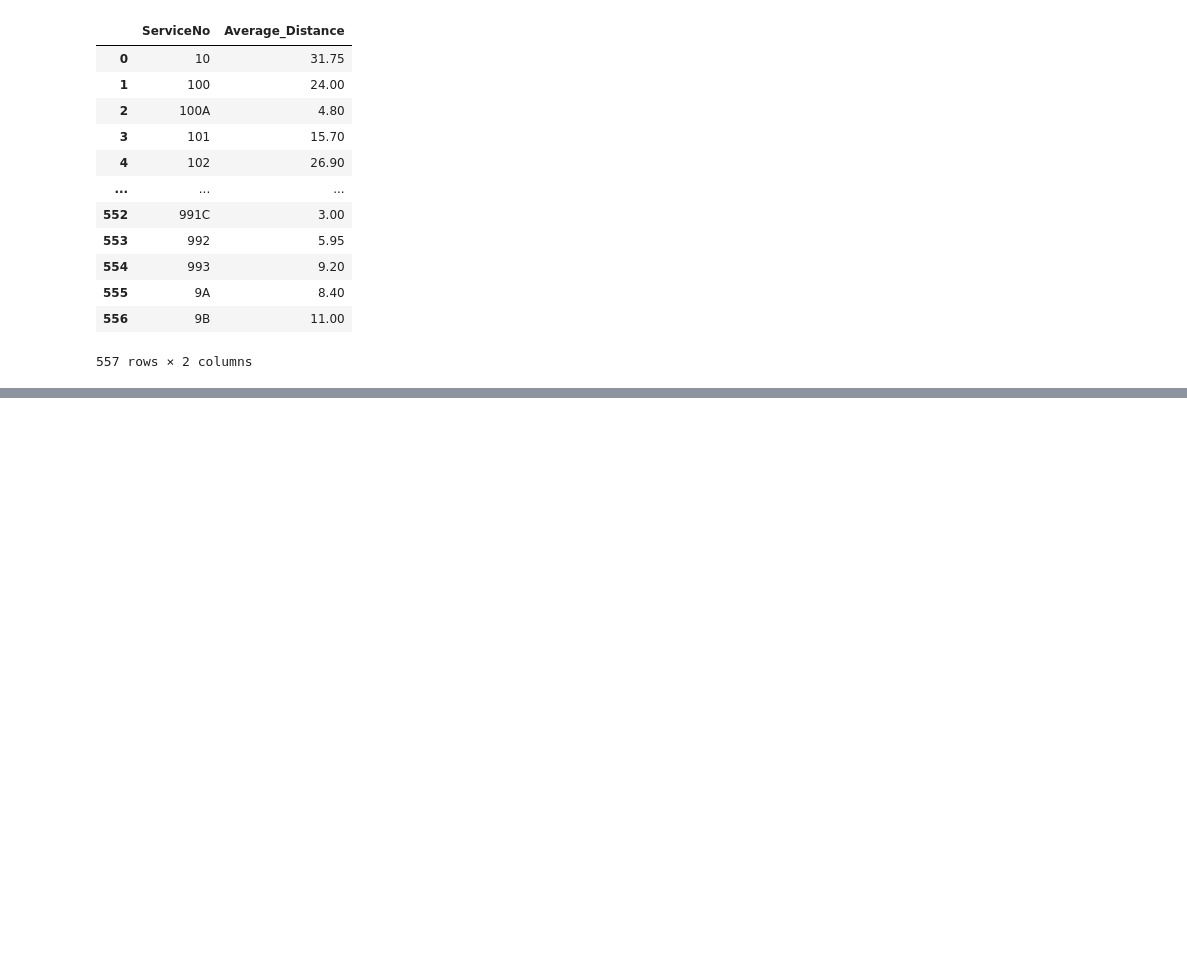
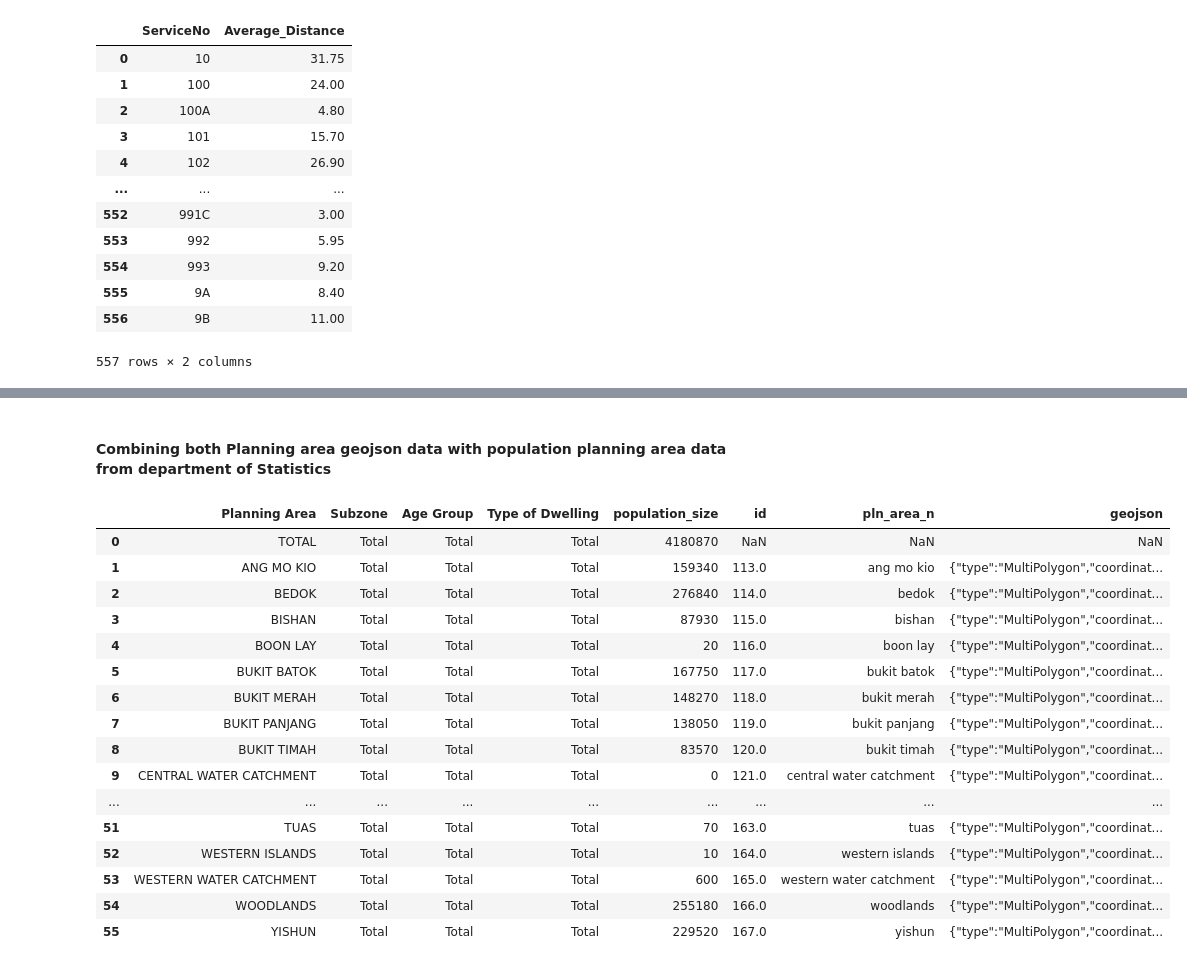
Before and after one commit to DSA4264/project, a Jupyter notebook: data_processing.ipynb, the cells around one changed output, grey strips where cells are left out. Saved outputs shown, nothing was run; the diff lists cells and outputs as text; code cells hidden in the pictures; blank space fills up the shorter version.

```diff
--- a/data_processing.ipynb
+++ b/data_processing.ipynb
@@ -1190,0 +1254,44 @@ bus_routes_avg_distance_df.to_csv("data/bus_routes_avg_distance_df.csv", index=F
+# %% [markdown]
+#### Combining both Planning area geojson data with population planning area data from department of Statistics
+# %%
+df_filtered_population = df_population_planning_area[df_population_planning_area['Type of Dwelling'] == 'Total'] ## filter for total numbers for type of dwelling
+df_filtered_population = df_filtered_population[df_filtered_population['Age Group'] =='Total'] ## adding everyone in the age group
+df_filtered_population = df_filtered_population[df_filtered_population['Subzone'] =='Total'] ## adding everyone in the subzone
+df_filtered_population['Planning Area'] = df_filtered_population['Planning Area'].str.upper() ## printing for only filtered one
+
+df_planning_area_population = df_filtered_population.merge(df_planning_area, left_on='Planning Area', right_on='pln_area_n', how='left') ## joining the 2 dataframes to see if any discrepancies
+
+# Rename the column '2024' to 'population_size'
+df_planning_area_population.rename(columns={'2024': 'population_size'}, inplace=True)
+
+#replace - with 0 for population size column
+df_planning_area_population['population_size'] = df_planning_area_population['population_size'].replace('-', 0)
+
+# Display the updated dataframe to verify the change
+df_planning_area_population
+
+## eliminating upper and lower casae issue
+planning_area_location['pln_area_n'] = planning_area_location['pln_area_n'].str.lower()
+df_planning_area_population['pln_area_n'] = df_planning_area_population['pln_area_n'].str.lower()
+
+# Merge the two dataframes on the 'pln_area_n' column
+combined_planning_area = pd.merge(df_planning_area_population, planning_area_location, on='pln_area_n', how='left')
+combined_planning_area
+# %% [output]
+|  | Planning Area | Subzone | Age Group | Type of Dwelling | population_size | id | pln_area_n | geojson |
+| 0 | TOTAL | Total | Total | Total | 4180870 | NaN | NaN | NaN |
+| 1 | ANG MO KIO | Total | Total | Total | 159340 | 113.0 | ang mo kio | {"type":"MultiPolygon","coordinat... |
+| 2 | BEDOK | Total | Total | Total | 276840 | 114.0 | bedok | {"type":"MultiPolygon","coordinat... |
+| 3 | BISHAN | Total | Total | Total | 87930 | 115.0 | bishan | {"type":"MultiPolygon","coordinat... |
+| 4 | BOON LAY | Total | Total | Total | 20 | 116.0 | boon lay | {"type":"MultiPolygon","coordinat... |
+| 5 | BUKIT BATOK | Total | Total | Total | 167750 | 117.0 | bukit batok | {"type":"MultiPolygon","coordinat... |
+| 6 | BUKIT MERAH | Total | Total | Total | 148270 | 118.0 | bukit merah | {"type":"MultiPolygon","coordinat... |
+| 7 | BUKIT PANJANG | Total | Total | Total | 138050 | 119.0 | bukit panjang | {"type":"MultiPolygon","coordinat... |
+| 8 | BUKIT TIMAH | Total | Total | Total | 83570 | 120.0 | bukit timah | {"type":"MultiPolygon","coordinat... |
+| 9 | CENTRAL WATER CATCHMENT | Total | Total | Total | 0 | 121.0 | central water catchment | {"type":"MultiPolygon","coordinat... |
+| ... | ... | ... | ... | ... | ... | ... | ... | ... |
+| 51 | TUAS | Total | Total | Total | 70 | 163.0 | tuas | {"type":"MultiPolygon","coordinat... |
+| 52 | WESTERN ISLANDS | Total | Total | Total | 10 | 164.0 | western islands | {"type":"MultiPolygon","coordinat... |
+| 53 | WESTERN WATER CATCHMENT | Total | Total | Total | 600 | 165.0 | western water catchment | {"type":"MultiPolygon","coordinat... |
+| 54 | WOODLANDS | Total | Total | Total | 255180 | 166.0 | woodlands | {"type":"MultiPolygon","coordinat... |
+| 55 | YISHUN | Total | Total | Total | 229520 | 167.0 | yishun | {"type":"MultiPolygon","coordinat... |
```
Also changed, not shown: parts of 12 cells of this notebook, 1 other file.
